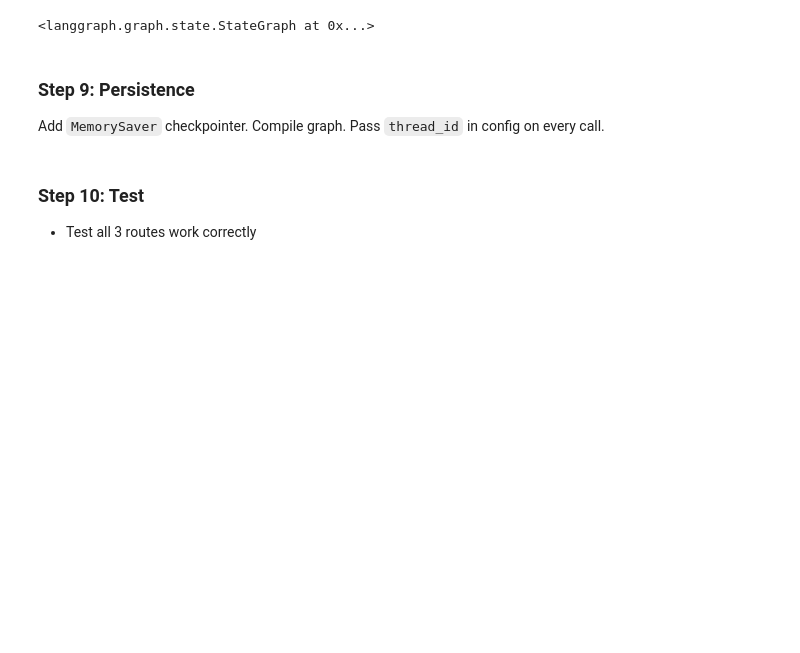
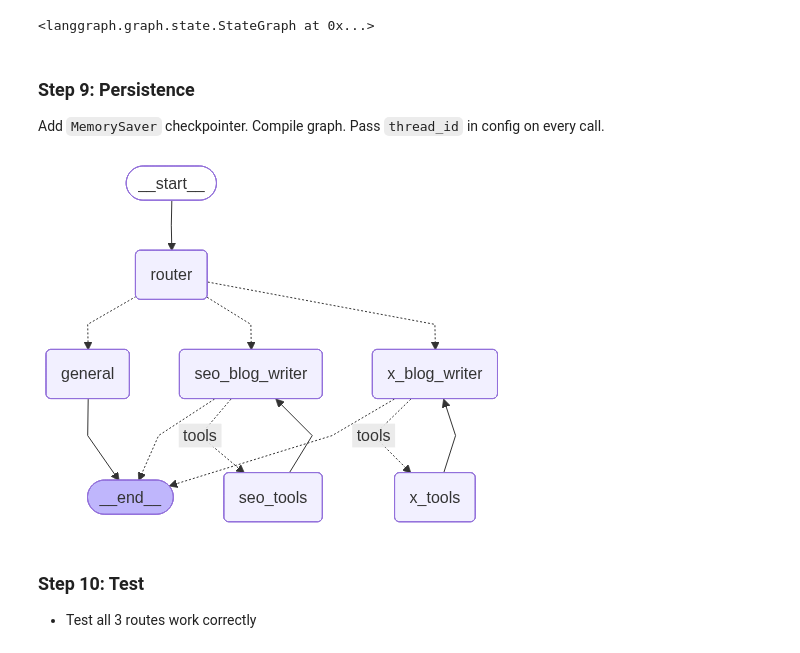
Before and after one commit to dev226004-boop/Learning, a Jupyter notebook: Content_Writer_Week_5_Multi_Agents_Systems_completed.ipynb, the cells around one changed output. Cells and saved outputs as stored; diff of their text form; code cells hidden in the pictures; blank space fills up the shorter version.

```diff
--- a/Content_Writer_Week_5_Multi_Agents_Systems_completed.ipynb
+++ b/Content_Writer_Week_5_Multi_Agents_Systems_completed.ipynb
@@ -193,32 +190,0 @@ Define 2 tools with `@tool`: `research_tool` (finds articles/references) and `in
-# %%
-# Tools
-# Purpose:
-# - Tools are normal Python functions that the LLM can call.
-# - The descriptions should be short and clear.
-# - We use mock tools here so the notebook is safe, cheap, and easy to learn.
-
-from langchain_core.tools import tool
-
-@tool
-def research_tool(topic: str) -> str:
-    """Find background research for a topic."""
-    return (
-        f"Research notes for {topic}: "
-        "1) Define the audience and their pain point. "
-        "2) Explain the trend in simple language. "
-        "3) Add practical examples. "
-        "4) End with a clear takeaway."
-    )
-
-@tool
-def internet_search_tool(query: str) -> str:
-    """Find quick web trends, keywords, or hashtags."""
-    return (
-        f"Search notes for {query}: "
-        "keywords: AI agents, automation, productivity, workflows. "
-        "hashtags: #AI #Automation #Productivity #LangGraph. "
-        "trend: people want practical examples, not hype."
-    )
-
-seo_tools = [research_tool, internet_search_tool]
-x_tools = [internet_search_tool]
@@ -419,6 +457,12 @@ config = {
         "thread_id": "content-writer-demo"
     }
 }
+# %%
+from IPython.display import display, Image
+
+display(Image(graph.get_graph().draw_mermaid_png()))
+# %% [output]
+[figure, added]
 # %% [markdown]
 ### Step 10: Test
 - Test all 3 routes work correctly
```
Also changed, not shown: parts of 12 cells of this notebook.
